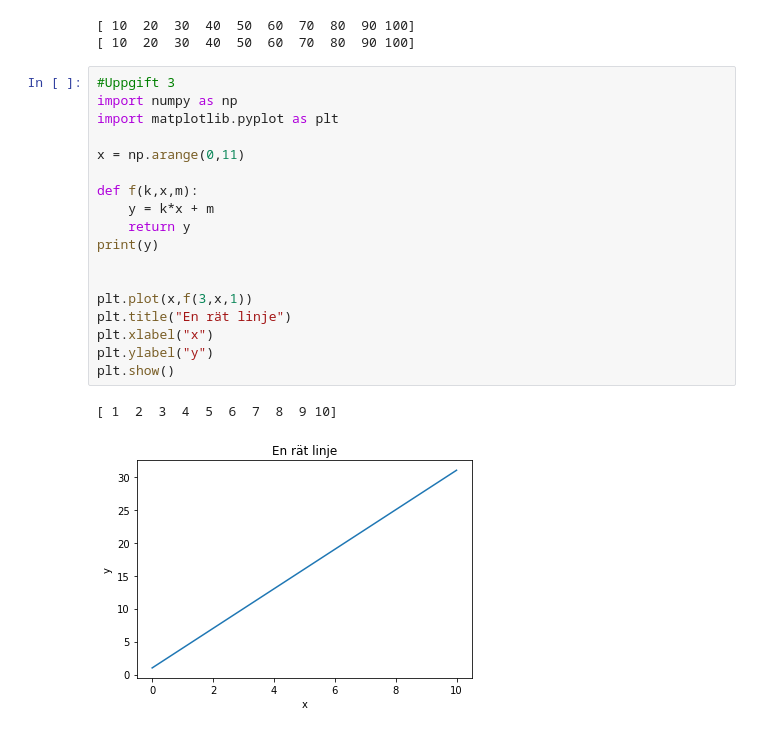
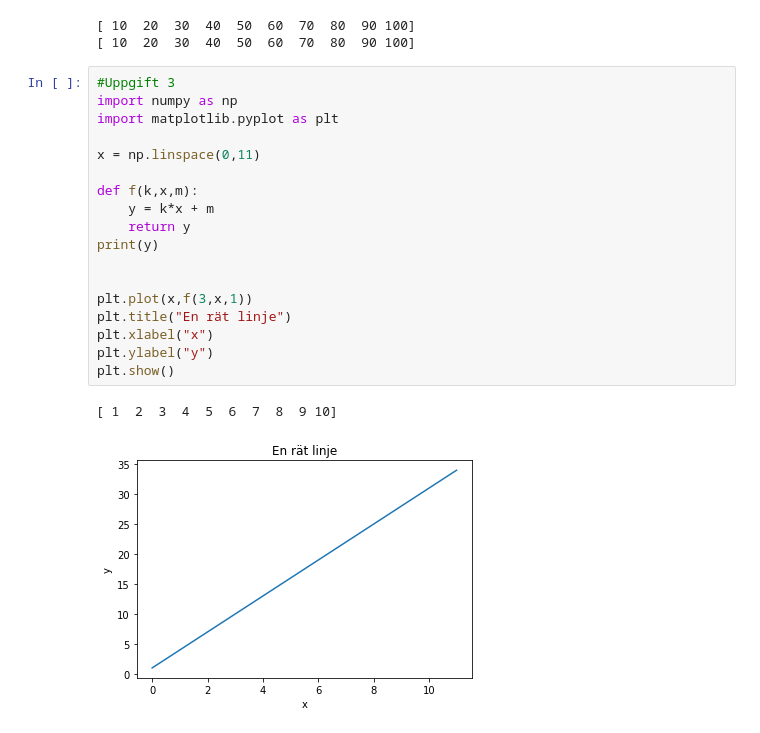
Before and after one commit to Antonsoder/Anton_Soderstrom_Te19C, a Jupyter notebook: Numpy/Laxa10.ipynb, the cells around one changed output. Saved outputs shown, nothing was run; the diff lists cells and outputs as text.

```diff
--- a/Numpy/Laxa10.ipynb
+++ b/Numpy/Laxa10.ipynb
@@ -30,21 +30,21 @@ print(y*10)
 # %%
 #Uppgift 3
 import numpy as np
 import matplotlib.pyplot as plt
 
-x = np.arange(0,11)
+x = np.linspace(0,11)
 
 def f(k,x,m):
     y = k*x + m
     return y
 print(y)
 
 
 plt.plot(x,f(3,x,1))
 plt.title("En rät linje")
 plt.xlabel("x")
 plt.ylabel("y")
 plt.show()
 # %% [output]
 [ 1  2  3  4  5  6  7  8  9 10]
-[figure, old version]
+[figure, new version]
```
Also changed, not shown: 1 other file.
